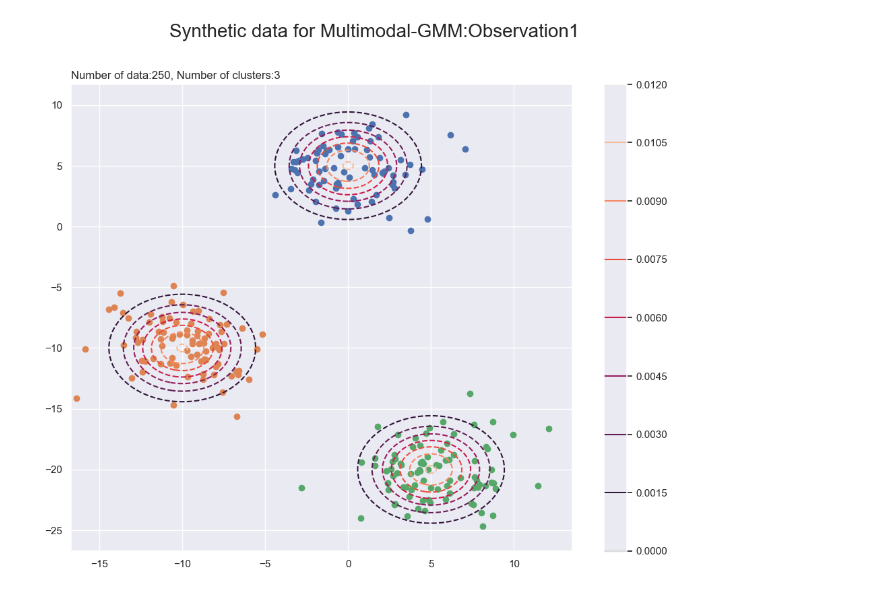
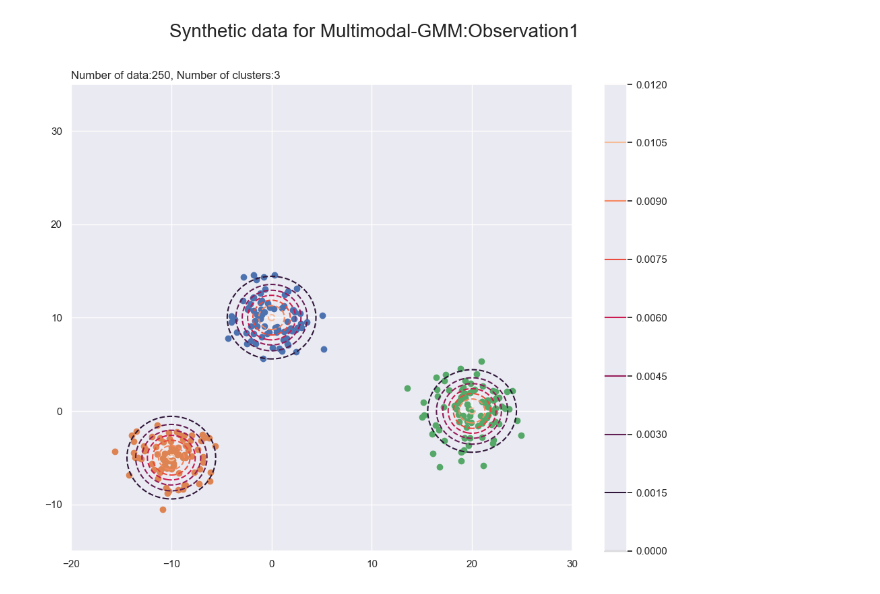
Before and after one commit to Davidjames9610/ubm, a Jupyter notebook: tuts/gaussian_mixture_models/data/create_data.ipynb, the cells around one changed output. Cells and saved outputs as stored; diff of their text form; code cells hidden in the pictures.

```diff
--- a/tuts/gaussian_mixture_models/data/create_data.ipynb
+++ b/tuts/gaussian_mixture_models/data/create_data.ipynb
@@ -23,9 +23,9 @@ pi_synthetic_k = np.array([0.3333, 0.3333, 0.3333]) # Mixing ratio for synthetic
 #(This value when the number of clusters is 3)
 # Specify mean parameter for generating synthetic data
 mu_synthetic_kd_1 = np.array( # This is observation1
-    [[0, 5.0],
-     [-10.0, -10.0],
-     [5.0, -20.0]]
+    [[0, 10.0],
+     [-10.0, -5.0],
+     [20.0, 0.0]]
 )
 
 # Specify covariance matrix parameters for generating synthetic data
@@ -63,37 +63,39 @@ x_2_line_1 = np.linspace(
 )
 x_1_grid_1, x_2_grid_1 = np.meshgrid(x_1_line_1, x_2_line_1)
 x_point_1 = np.stack([x_1_grid_1.flatten(), x_2_grid_1.flatten()], axis=1)
 x_dim_1 = x_1_grid_1.shape
 
 
 
 # Ovservation model
 true_model_1 = 0
 for k in range(K):
     tmp_density_1 = multivariate_normal.pdf(x=x_point_1, mean=mu_synthetic_kd_1[k], cov=sigma2_synthetic_kdd_1[k])
     true_model_1 += pi_synthetic_k[k] * tmp_density_1
 
 
 # plot x_nd_1 graph
 plt.figure(figsize=(12, 9))
 for k in range(K):
     k_idx, = np.where(z_synthetic_n == k)
     plt.scatter(x=x_nd_1[k_idx, 0], y=x_nd_1[k_idx, 1], label='cluster:' + str(k + 1))
 plt.contour(x_1_grid_1, x_2_grid_1, true_model_1.reshape(x_dim_1), linestyles='--')
 plt.suptitle('Synthetic data for Multimodal-GMM:Observation1', fontsize=20)
 plt.title('Number of data:' + str(N) + ', Number of clusters:' + str(K), loc='left')
 plt.xlabel('')
 plt.ylabel('')
+plt.xlim(-20, 30)
+plt.ylim(-15, 35)
 plt.colorbar()
 # plt.savefig("./data1.png")
 plt.show()
 plt.close()
 
-############################## Save synthetic data as .txt files ##############################
-np.savetxt('./data_3_clusters.txt', x_nd_1)
-np.savetxt('./data_3_clusters_labels.txt', z_synthetic_n) # # True label (True z_n)
+# ############################## Save synthetic data as .txt files ##############################
+# np.savetxt('./data_3_clusters.txt', x_nd_1)
+# np.savetxt('./data_3_clusters_labels.txt', z_synthetic_n) # # True label (True z_n)
 # %% [output]
-[figure, old version]
+[figure, new version]
 # %%
 K = 2 # Number of clusters
 N = 250 # Number of data
```
Also changed, not shown: 13 other files.
